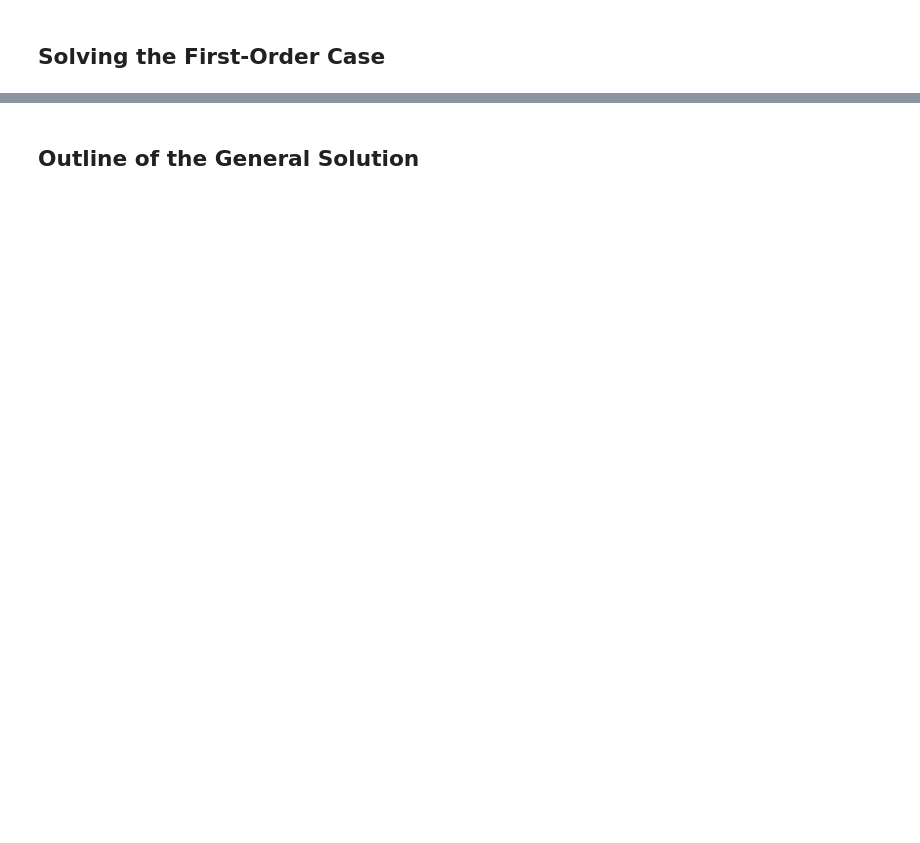
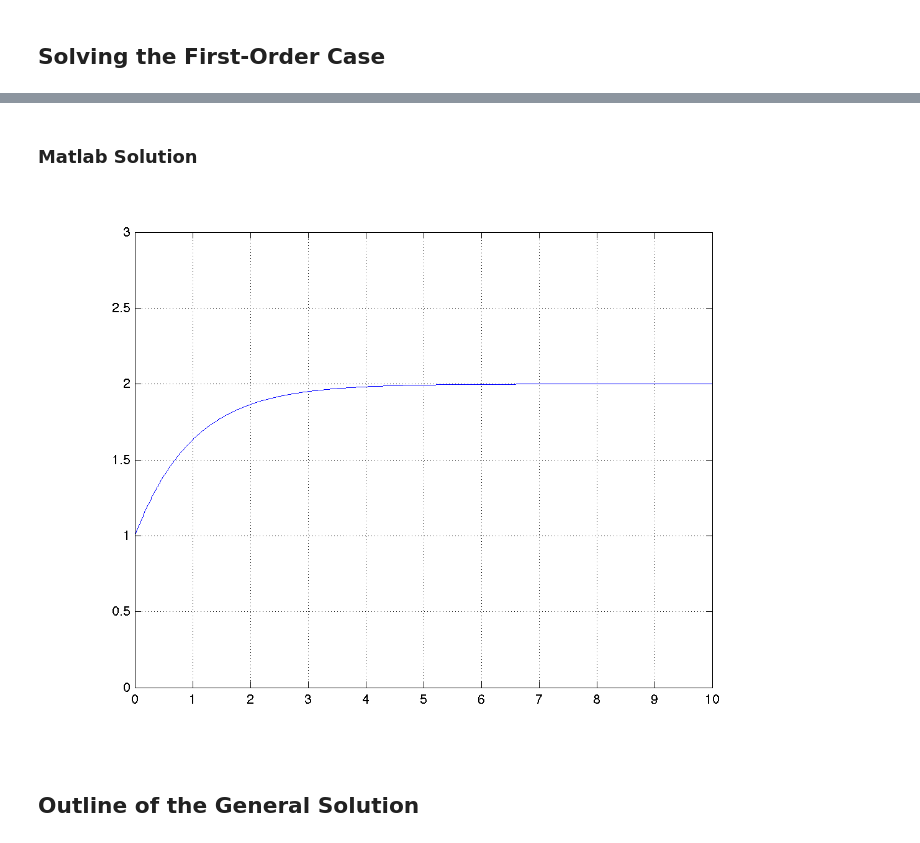
Before and after one commit to cpjobling/EG-247-Resources, a Jupyter notebook: week4/state_space.ipynb, the cells around one changed output, grey strips where cells are left out. Cells and saved outputs as stored; diff of their text form; code cells hidden in the pictures; blank space fills up the shorter version.

```diff
--- a/week4/state_space.ipynb
+++ b/week4/state_space.ipynb
@@ -194,2 +206,11 @@ $$x(t) = e^{a(t-t_0)}x(0) + e^{at}\int_{t_0}^{t}e^{-a\tau} bu(\tau)d\tau$$
+# %% [markdown]
+### Matlab Solution
+# %%
+%%matlab
+t = linspace(0,10,1000);
+vc = 2-exp(-t);
+plot(t,vc),axis([0,10,0,3]),grid
+# %% [output]
+[figure, added]
 # %% [markdown]
 ## Outline of the General Solution
```
Also changed, not shown: parts of 53 cells of this notebook.
